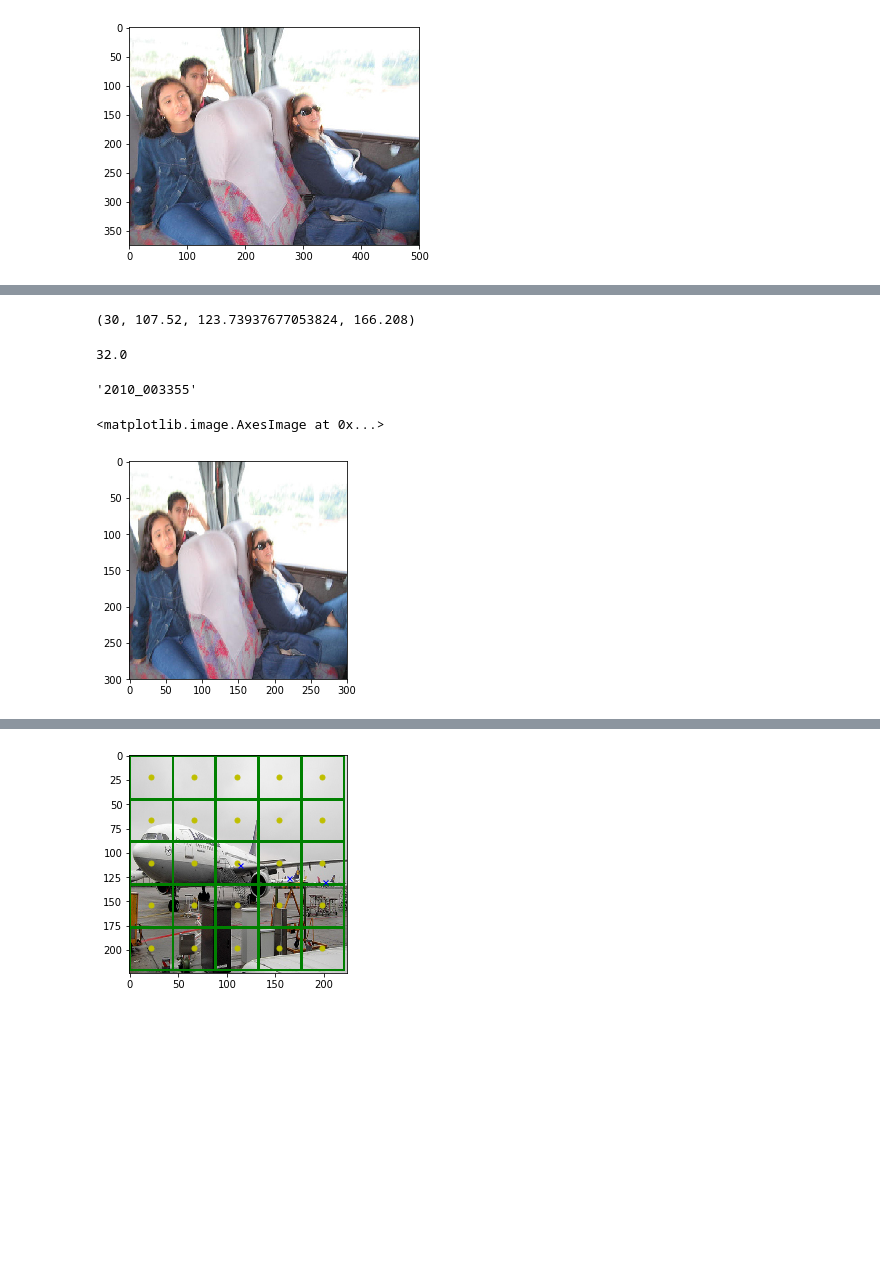
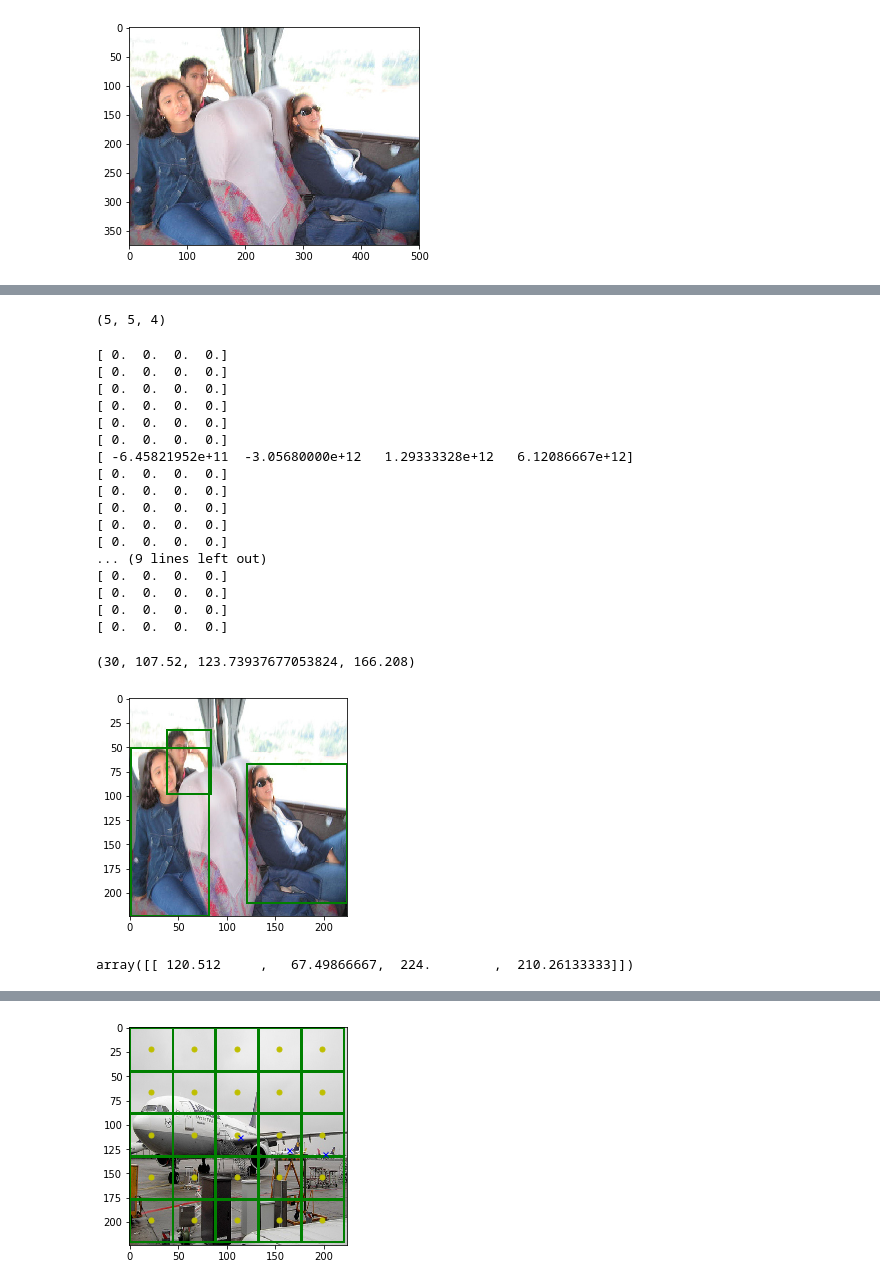
Before and after one commit to SaikiranKannaiah436/iseeyou, a Jupyter notebook: data_gen_utils.ipynb, the cells around one changed output, grey strips where cells are left out. Saved outputs shown, nothing was run; the diff lists cells and outputs as text; code cells hidden in the pictures; blank space fills up the shorter version.

```diff
--- a/data_gen_utils.ipynb
+++ b/data_gen_utils.ipynb
@@ -326,3 +489,4 @@ plt.imshow(im)
 # %%
 convt = np.asarray(labels['000001'])
 bbox = convt[0]
+bbox = y_train[1]
@@ -328,0 +513,12 @@ bbox = convt[0]
+# %%
+img = imread('../VOCdevkit/images/000001.jpg')
+h, w, c = img.shape
+print(bbox.shape)
+bbox[:,:, 1] = bbox[:, :, 1] * w
+bbox[:,:, 3] = bbox[:, :, 3] * w
+bbox[:,:, 2] = bbox[:, :, 2] * h
+bbox[:,:, 4] = bbox[:, :, 4] * h
+
+xmins = np.expand_dims(bbox[:,:, 1] - bbox[:,:, 3] / 2, -1)
+ymins = np.expand_dims(bbox[:,:, 2] - bbox[:,:, 4] / 2, -1)
+print(xmins.shape, ymins.shape)
@@ -329,17 +532,31 @@ bbox = convt[0]
+# %%
+final_boxes = np.concatenate((xmins, ymins, np.expand_dims(bbox[:, :, 3],-1), np.expand_dims(bbox[:, :, 4], -1)),-1)
+final_boxes.shape
+# %% [output]
+(5, 5, 4)
+# %%
+for each_block in final_boxes:
+    for each_box in each_block:
+        print(each_box)
+# %% [output]
+[ 0.  0.  0.  0.]
+[ 0.  0.  0.  0.]
+[ 0.  0.  0.  0.]
+[ 0.  0.  0.  0.]
+[ 0.  0.  0.  0.]
+[ 0.  0.  0.  0.]
+[ -6.45821952e+11  -3.05680000e+12   1.29333328e+12   6.12086667e+12]
+[ 0.  0.  0.  0.]
+[ 0.  0.  0.  0.]
+[ 0.  0.  0.  0.]
+[ 0.  0.  0.  0.]
+[ 0.  0.  0.  0.]
+... (9 lines left out)
+[ 0.  0.  0.  0.]
+[ 0.  0.  0.  0.]
+[ 0.  0.  0.  0.]
+[ 0.  0.  0.  0.]
 # %%
 bbox[0] * 224 // w, bbox[1] * 224 / h, bbox[2] * 224 / w, bbox[3] * 224 / h
 # %% [output]
 (30, 107.52, 123.73937677053824, 166.208)
-# %%
-224 /
-# %% [output]
-32.0
-# %%
-partition['train'][65]
-# %% [output]
-'2010_003355'
-# %%
-plt.imshow(x_train[1])
-# %% [output]
-<matplotlib.image.AxesImage at 0x...>
-[figure, removed]
@@ -345,0 +575,16 @@ plt.imshow(x_train[1])
+# %%
+### verify whether the boxes fit in the resized dimensions
+for each_box in bbox:
+    plt.imshow(x_train[1])
+    plt.gca().add_patch(plt.Rectangle((each_box[0], each_box[1]), each_box[2] - each_box[0], each_box[3] - each_box[1], fill=False, linewidth=2, color='g'))
+# %% [output]
+[figure, added]
+# %%
+all_boxes = np.expand_dims(np.asarray(labels['2010_003355'])[0], 0)
+all_xmin = np.expand_dims(all_boxes[:, 0] * 224 / w, 1)
+all_xmax = np.expand_dims(all_boxes[:, 2] * 224 / w, 1)
+all_ymin = np.expand_dims(all_boxes[:, 1] * 224 / h, 1)
+all_ymax = np.expand_dims(all_boxes[:, 3] * 224 / h, 1)
+np.hstack((all_xmin, all_ymin, all_xmax, all_ymax))
+# %% [output]
+array([[ 120.512     ,   67.49866667,  224.        ,  210.26133333]])
```
Also changed, not shown: parts of 90 cells of this notebook.
